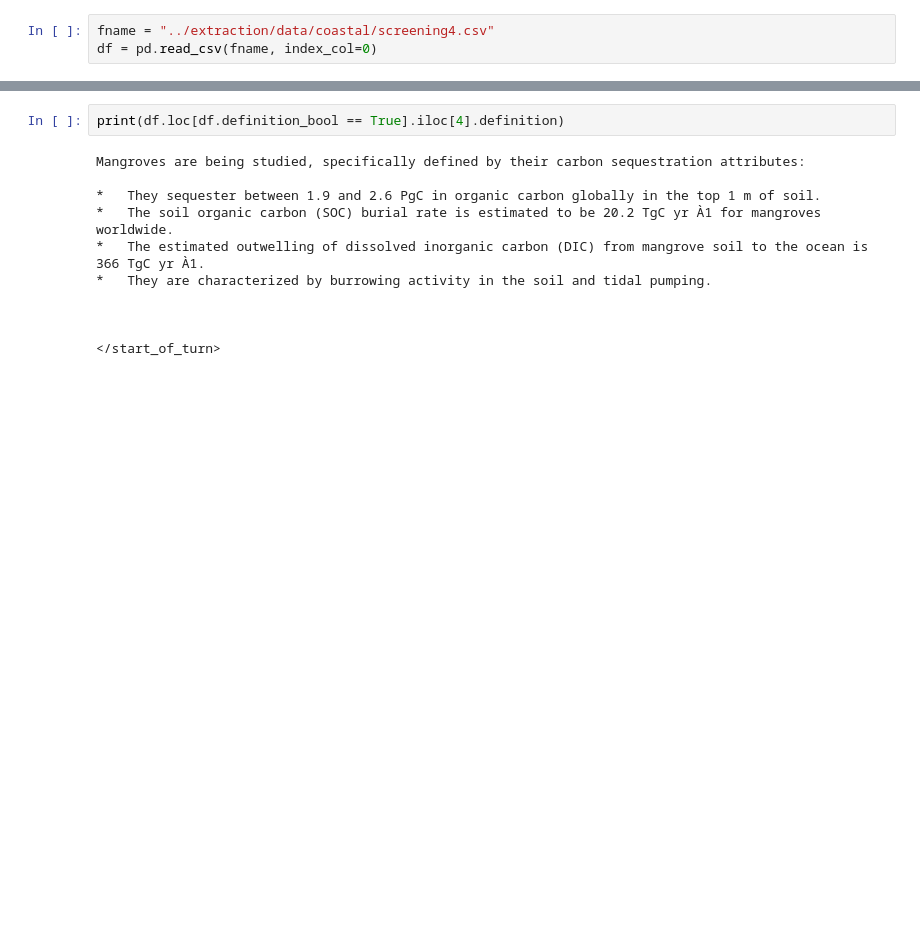
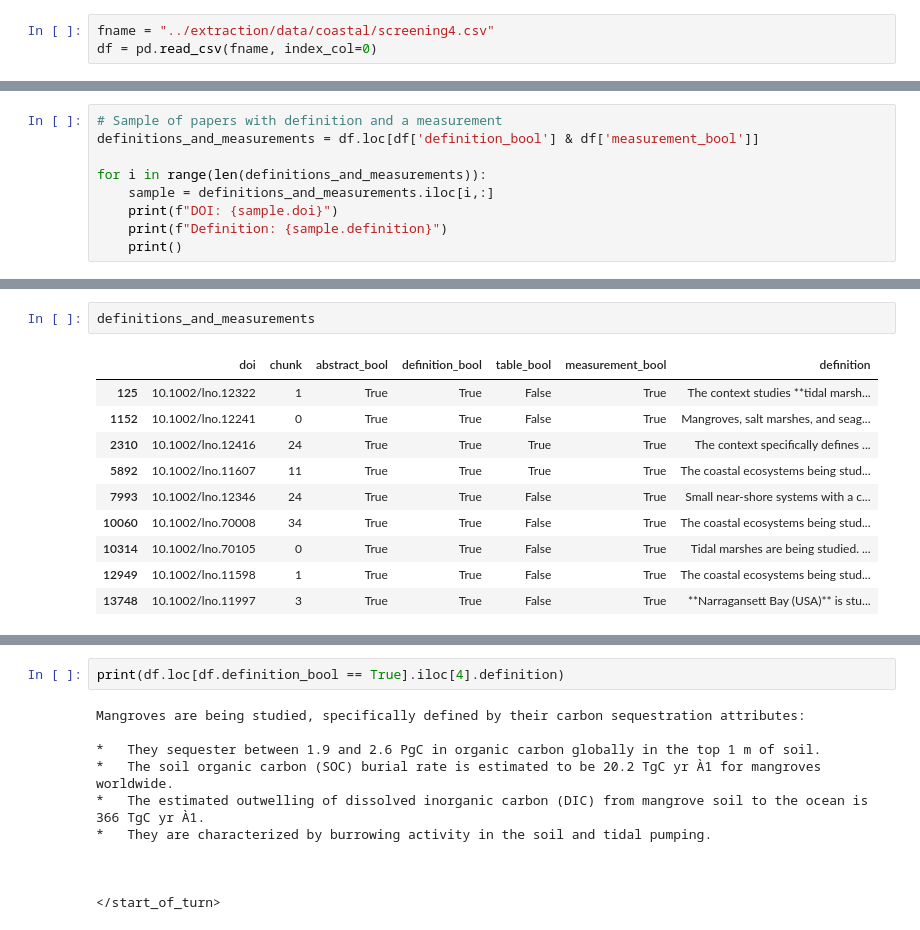
Before and after one commit to kevinqnb/systematic-review, a Jupyter notebook: examples/results.ipynb, the cells around one changed output, grey strips where cells are left out. Saved outputs shown, nothing was run; the diff lists cells and outputs as text; blank space fills up the shorter version.

```diff
--- a/examples/results.ipynb
+++ b/examples/results.ipynb
@@ -168,0 +73,9 @@ Name: count, dtype: int64
+# %%
+# Sample of papers with definition and a measurement
+definitions_and_measurements = df.loc[df['definition_bool'] & df['measurement_bool']]
+
+for i in range(len(definitions_and_measurements)):
+    sample = definitions_and_measurements.iloc[i,:]
+    print(f"DOI: {sample.doi}")
+    print(f"Definition: {sample.definition}")
+    print()
@@ -169,3 +100,16 @@ Name: count, dtype: int64
+# %%
+definitions_and_measurements
+# %% [output]
+|  | doi | chunk | abstract_bool | definition_bool | table_bool | measurement_bool | definition |
+| 125 | 10.1002/lno.12322 | 1 | True | True | False | True | The context studies **tidal marsh... |
+| 1152 | 10.1002/lno.12241 | 0 | True | True | False | True | Mangroves, salt marshes, and seag... |
+| 2310 | 10.1002/lno.12416 | 24 | True | True | True | True | The context specifically defines ... |
+| 5892 | 10.1002/lno.11607 | 11 | True | True | True | True | The coastal ecosystems being stud... |
+| 7993 | 10.1002/lno.12346 | 24 | True | True | False | True | Small near-shore systems with a c... |
+| 10060 | 10.1002/lno.70008 | 34 | True | True | False | True | The coastal ecosystems being stud... |
+| 10314 | 10.1002/lno.70105 | 0 | True | True | False | True | Tidal marshes are being studied. ... |
+| 12949 | 10.1002/lno.11598 | 1 | True | True | False | True | The coastal ecosystems being stud... |
+| 13748 | 10.1002/lno.11997 | 3 | True | True | False | True | **Narragansett Bay (USA)** is stu... |
 # %%
 df.loc[df.definition_bool == True].iloc[0].definition
 # %% [output]
```
Also changed, not shown: parts of 26 cells of this notebook, 7 other files.
